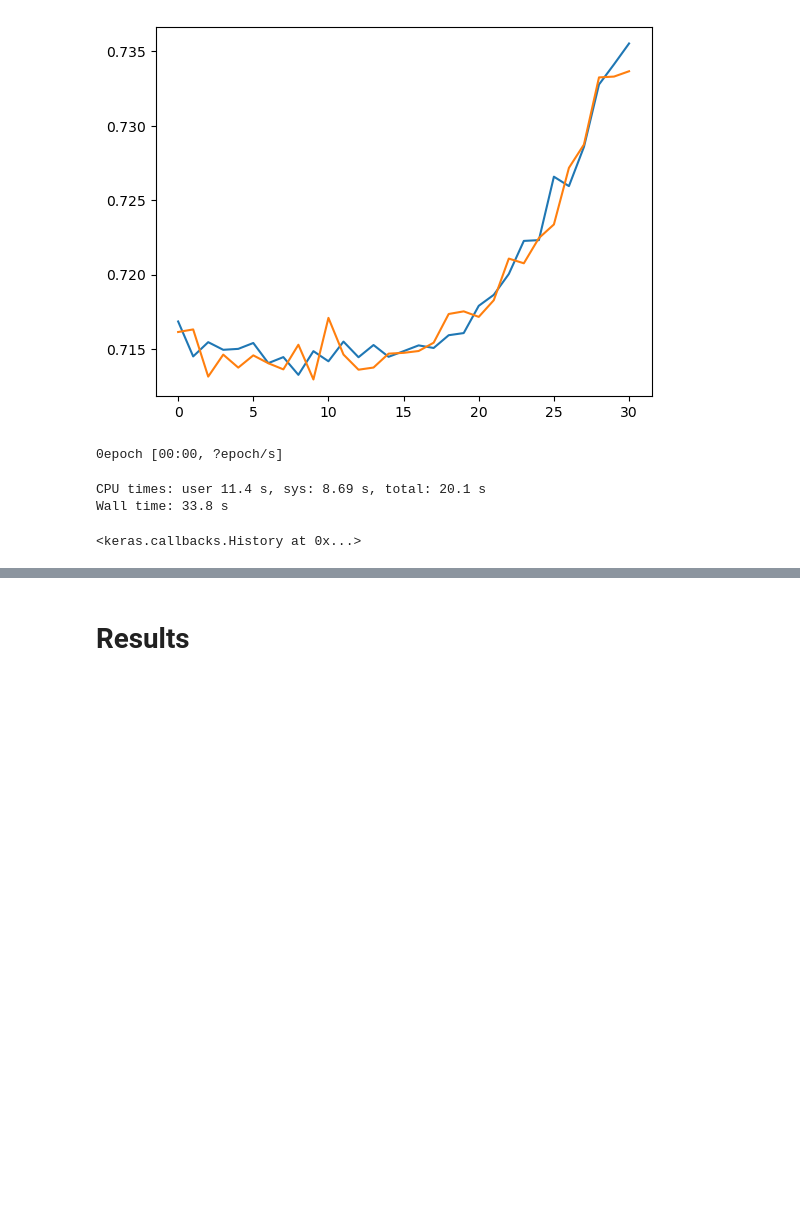
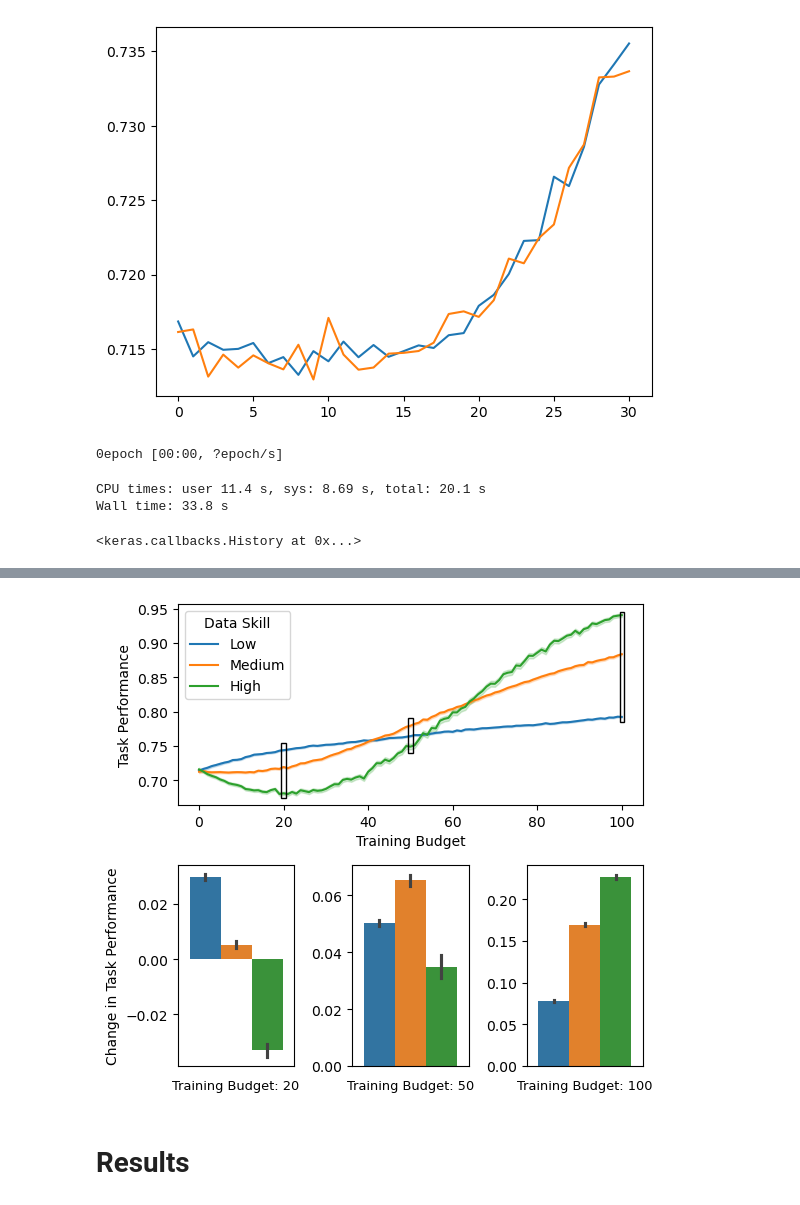
Before and after one commit to saumikn/gymnasium-test, a Jupyter notebook: tree.ipynb, the cells around one changed output, grey strips where cells are left out. Drawn from its saved outputs; the diff is of its cells as text; code cells hidden in the pictures; blank space fills up the shorter version.

```diff
--- a/tree.ipynb
+++ b/tree.ipynb
@@ -236,2 +268,62 @@ Wall time: 33.8 s
+# %%
+subs = {}
+subs['one'] = [str([(i, 200)]) for i in [
+    0.010,
+    0.100,
+    1.000,
+]]
+
+df2 = df[df.Teacher.isin(subs['one'])].copy()
+df2['Teacher'] = df2.Teacher.apply(lambda x: str(eval(x)[0][0]))
+df2 = df2.sort_values('Teacher', key=lambda x: x.astype(float))
+df2['Teacher'] = df2['Teacher'].replace(dict(zip(df2['Teacher'].unique(), ['High', 'Medium', 'Low'])))
+df2 = df2.rename(columns={'Teacher':'Data Skill', 'Batch':'Budget'})
+df2['PerfChange'] = df2.Perf - df2[df2.Budget==0].Perf.mean()
+
+df2['sortkey'] = df2['Data Skill'].apply(lambda x: ['Low', 'Medium', 'High'].index(x))
+df2 = df2.sort_values('sortkey')
+
+
+fig = plt.figure(figsize=(6,6))
+plt.subplots_adjust(wspace = 0.5, hspace=0.3)
+
+gs = fig.add_gridspec(2,3)
+ax0 = fig.add_subplot(gs[0, :])
+ax1 = [fig.add_subplot(gs[1, i]) for i in range(3)]
+
+
+with warnings.catch_warnings():
+    warnings.simplefilter(action='ignore', category=FutureWarning)
+    ax = sns.lineplot(df2[df2.Budget<=100], x='Budget', y='Perf', hue='Data Skill', errorbar='se', ax=ax0)
+    ax.set(
+        xlabel='Training Budget',
+        ylabel='Task Performance'
+    )
+
+
+
+for i, budget in enumerate([20, 50, 100]):
+    with warnings.catch_warnings():
+        warnings.simplefilter(action='ignore', category=FutureWarning)
+        ax = sns.barplot(df2[df2.Budget==budget], x='Budget', y='PerfChange', hue='Data Skill', errorbar='se', ax=ax1[i])
+        ax.tick_params(labelbottom = False, bottom = False)
+        ax.set_xlabel(f'Training Budget: {budget}', labelpad=10, fontsize=9.3)
+        ax.set_ylabel('' if i else 'Change in Task Performance')
+        ax.get_legend().set_visible(False)
+
+rect = patches.Rectangle((19.5,0.674), 1, 0.08, linewidth=1, edgecolor='black', facecolor='none', zorder=2)
+ax0.add_patch(rect)
+
+rect = patches.Rectangle((49.5,0.74), 1, 0.05, linewidth=1, edgecolor='black', facecolor='none', zorder=2)
+ax0.add_patch(rect)
+
+rect = patches.Rectangle((99.5,0.785), 1, 0.16, linewidth=1, edgecolor='black', facecolor='none', zorder=2)
+ax0.add_patch(rect)
+
+
+# fig.savefig('images/tree-1.2.pdf', bbox_inches='tight')
+plt.show()
+# %% [output]
+[figure, added]
 # %% [markdown]
 # Results
```
Also changed, not shown: parts of 39 cells of this notebook, 1 other file.
